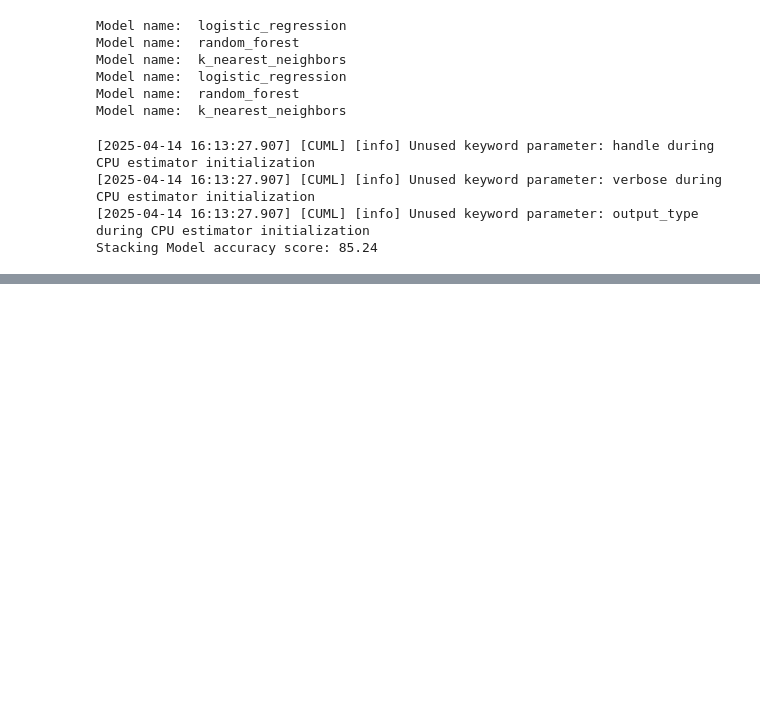
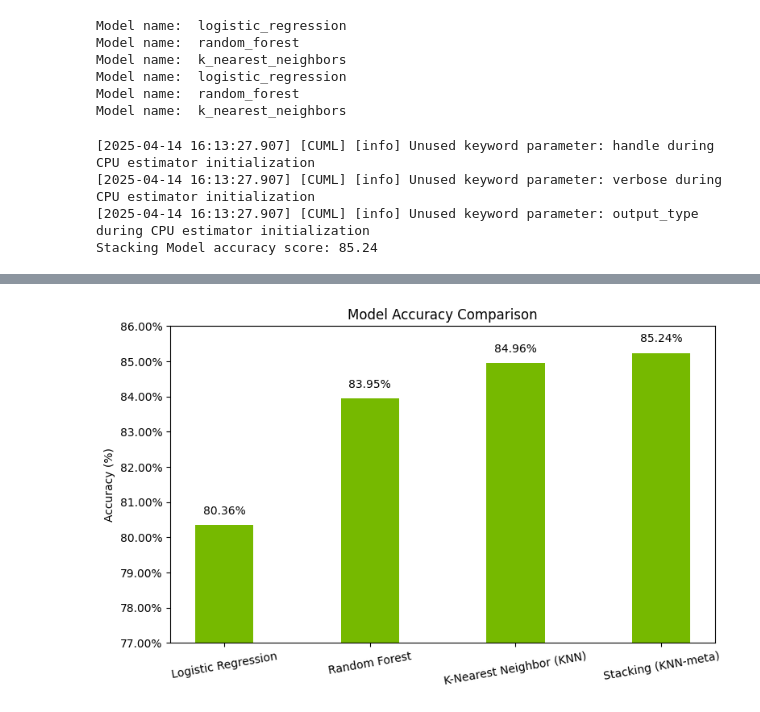
Before and after one commit to AllisonDing/blog_notebook, a Jupyter notebook: blog_notebook_for_Stacking_Generalization.ipynb, the cells around one changed output, grey strips where cells are left out. Drawn from its saved outputs; the diff is of its cells as text; code cells hidden in the pictures; blank space fills up the shorter version.

```diff
--- a/blog_notebook_for_Stacking_Generalization.ipynb
+++ b/blog_notebook_for_Stacking_Generalization.ipynb
@@ -536,0 +558,37 @@ Stacking Model accuracy score: 85.24
+# %%
+import pandas as pd
+import matplotlib.pyplot as plt
+
+# Recreate the DataFrame from your image
+df = pd.DataFrame({
+    "Logistic Regression": [80.36],
+    "Random Forest": [83.95],
+    "K-Nearest Neighbor (KNN)": [84.96],
+    "Stacking (KNN-meta)": [85.24]
+})
+
+# Transpose the DataFrame to get model names as rows
+df_transposed = df.T.reset_index()
+df_transposed.columns = ['Model', 'Accuracy']
+
+# Plotting
+plt.figure(figsize=(8, 5))
+nvidia_green = "#76B900"
+bars = plt.bar(df_transposed['Model'], df_transposed['Accuracy'], color=nvidia_green, width = 0.4)
+
+# Format y-axis as percentages
+plt.ylabel("Accuracy (%)")
+plt.ylim(77, 86)
+plt.yticks(ticks=range(77, 87), labels=[f"{i}.00%" for i in range(77, 87)])
+
+# Add labels on top of bars
+for bar in bars:
+    height = bar.get_height()
+    plt.text(bar.get_x() + bar.get_width() / 2, height + 0.3, f"{height:.2f}%", ha='center')
+
+plt.xticks(rotation=10)
+plt.title("Model Accuracy Comparison")
+plt.tight_layout()
+plt.show()
+# %% [output]
+[figure, added]
```
Also changed, not shown: parts of 5 cells of this notebook, 1 other file.
